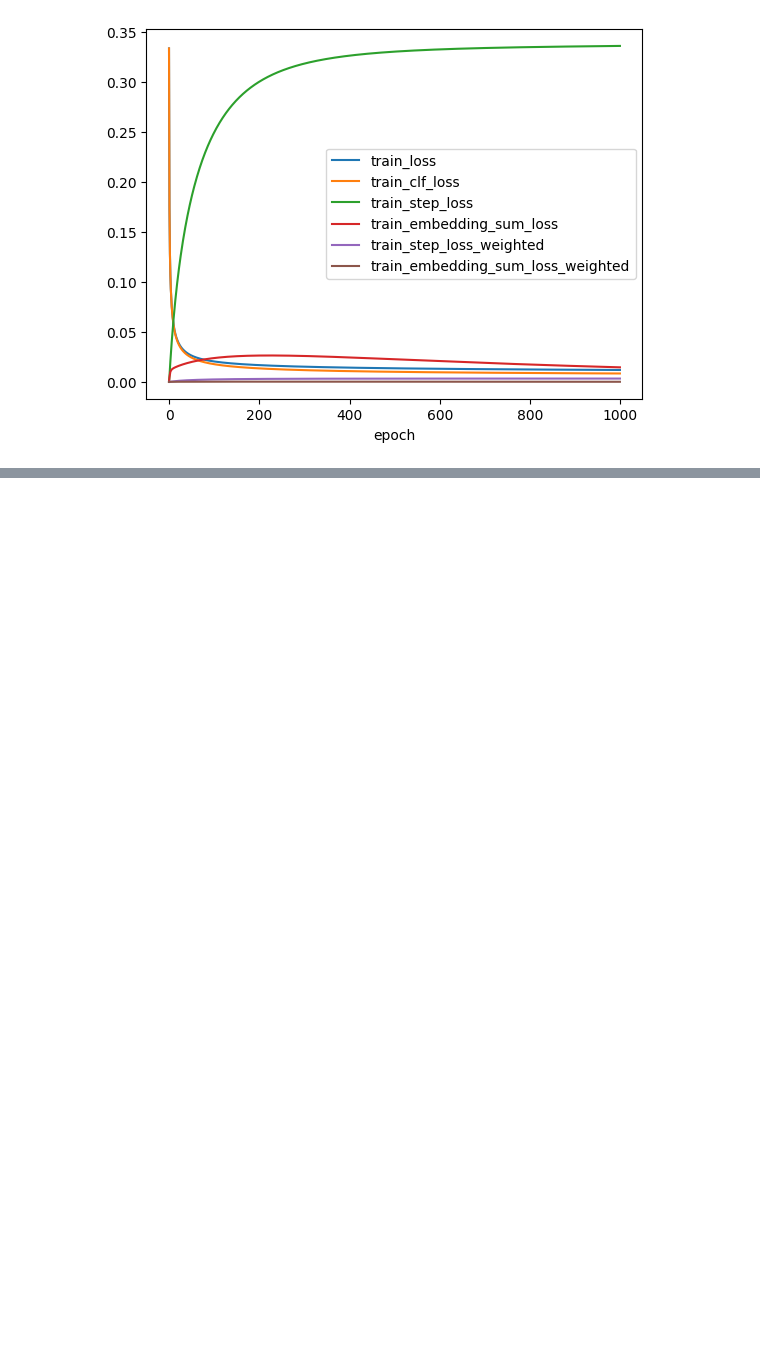
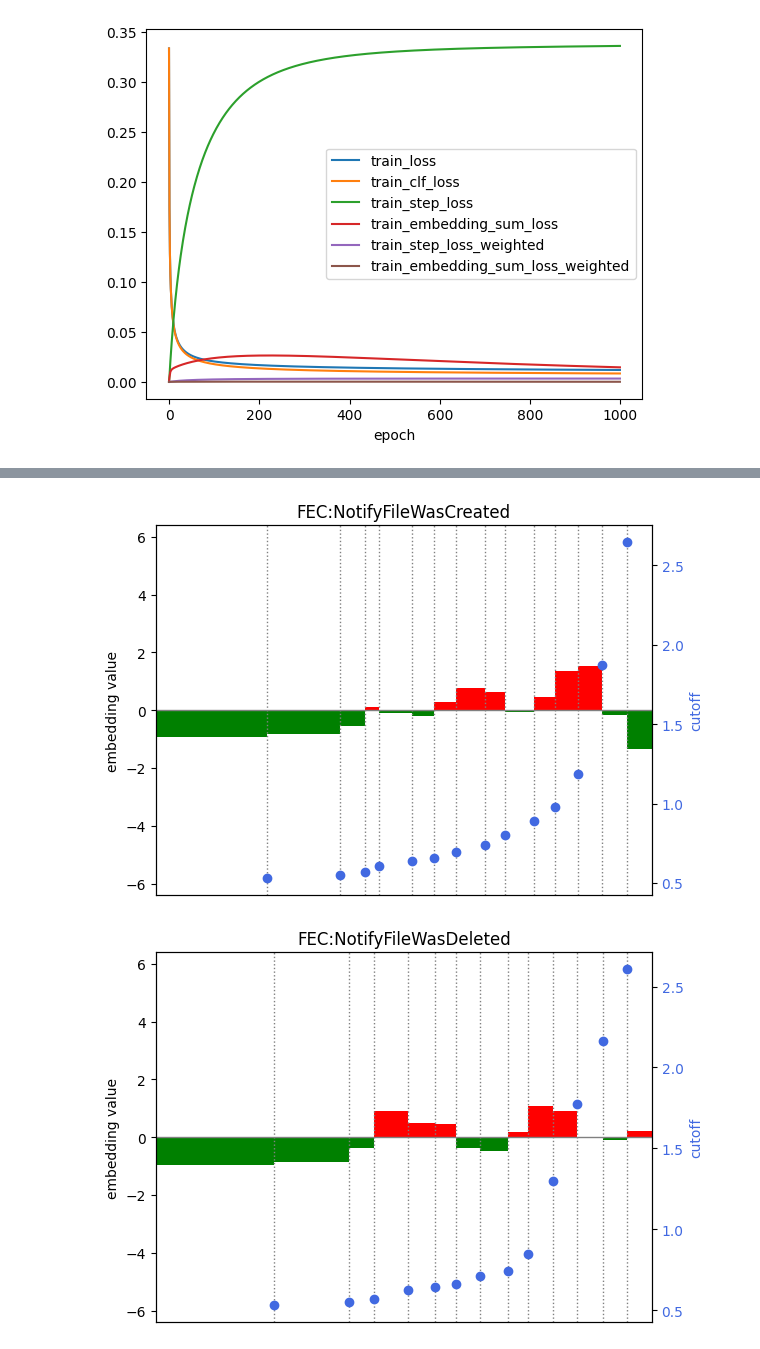
Before and after one commit to Sagenso/MIRAD, a Jupyter notebook: notebooks/experiments.ipynb, the cells around one changed output, grey strips where cells are left out. Cells and saved outputs as stored; diff of their text form; code cells hidden in the pictures; blank space fills up the shorter version.

```diff
--- a/notebooks/experiments.ipynb
+++ b/notebooks/experiments.ipynb
@@ -127,0 +178,5 @@ models['proposed model with full regularization'].plot_training_history()
+# %%
+models['proposed model with full regularization'].visualize(feature_names=X_train.columns)
+# %% [output]
+[figure, added]
+[figure, added]
```
Also changed, not shown: parts of 9 cells of this notebook.
